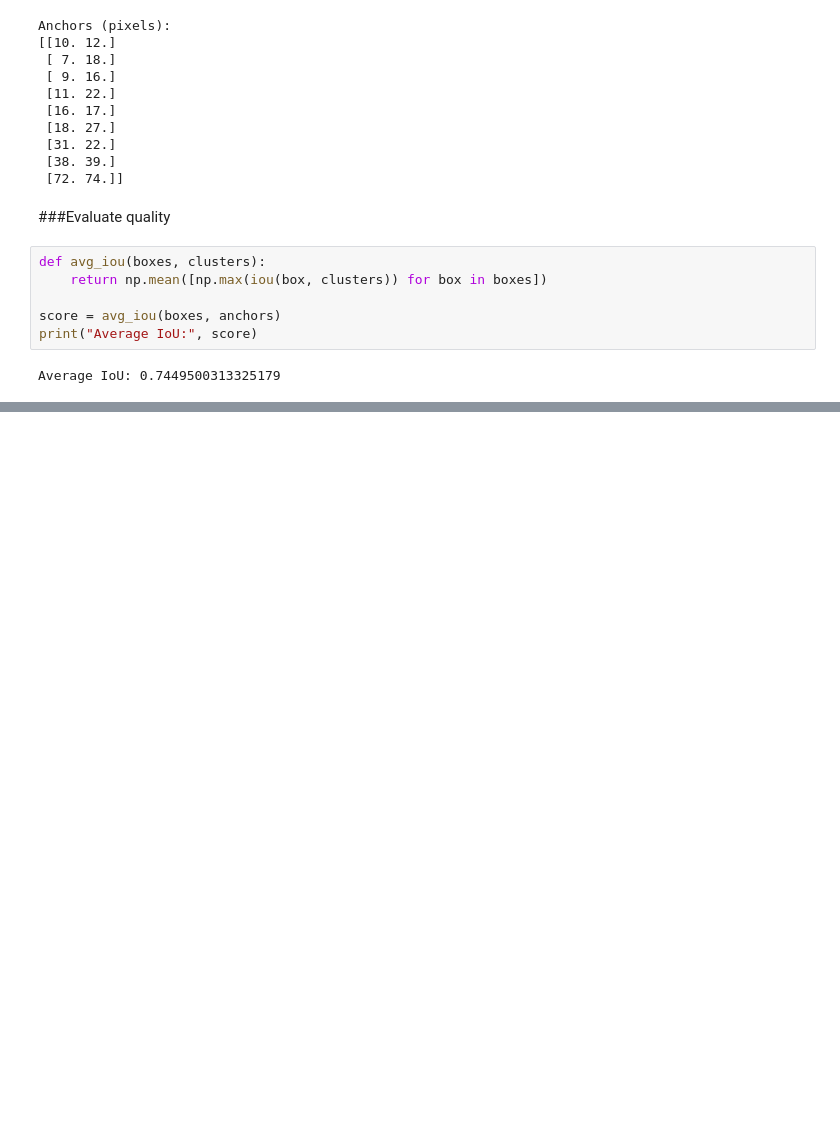
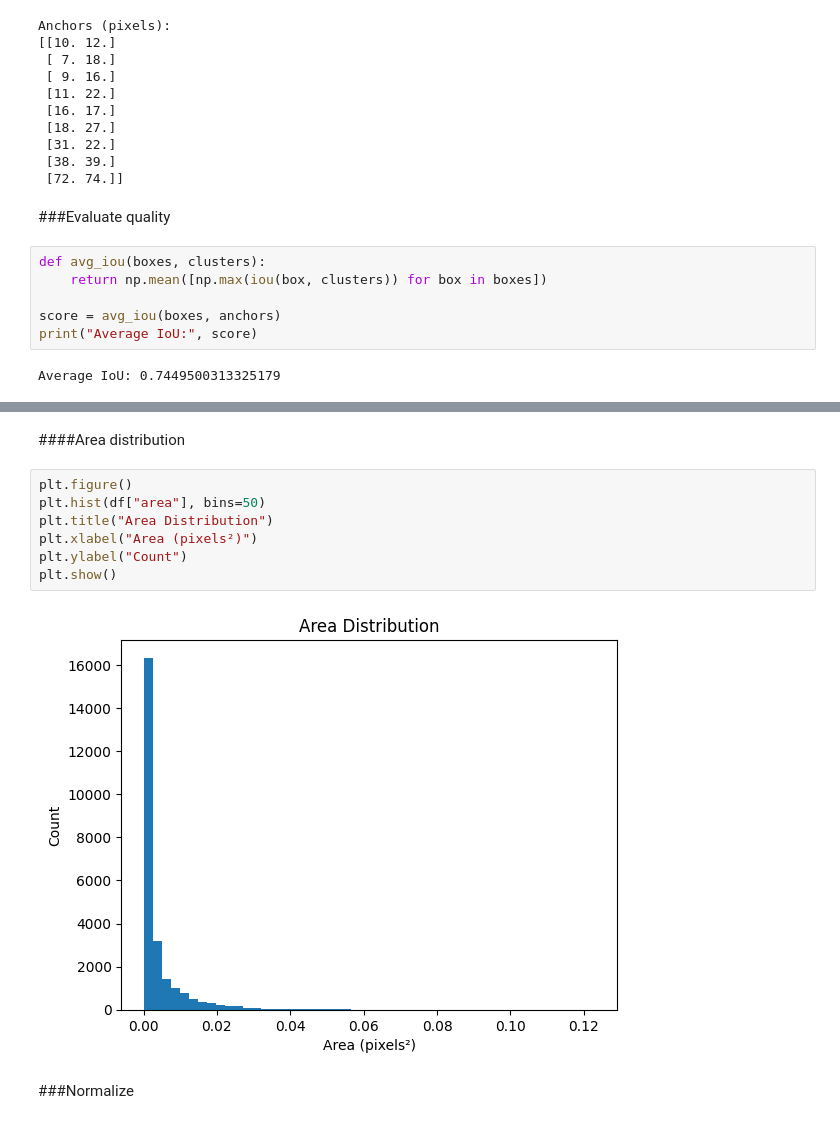
Before and after one commit to FaridRash/-thermal-uav-object-detection, a Jupyter notebook: Notebooks/Farid_1st.ipynb, the cells around one changed output, grey strips where cells are left out. Drawn from its saved outputs; the diff is of its cells as text; blank space fills up the shorter version.

```diff
--- a/Notebooks/Farid_1st.ipynb
+++ b/Notebooks/Farid_1st.ipynb
@@ -323,0 +357,13 @@ Average IoU: 0.7449500313325179
+# %% [markdown]
+####Area distribution
+# %%
+plt.figure()
+plt.hist(df["area"], bins=50)
+plt.title("Area Distribution")
+plt.xlabel("Area (pixels²)")
+plt.ylabel("Count")
+plt.show()
+# %% [output]
+[figure, added]
+# %% [markdown]
+###Normalize
```
Also changed, not shown: parts of 13 cells of this notebook.
